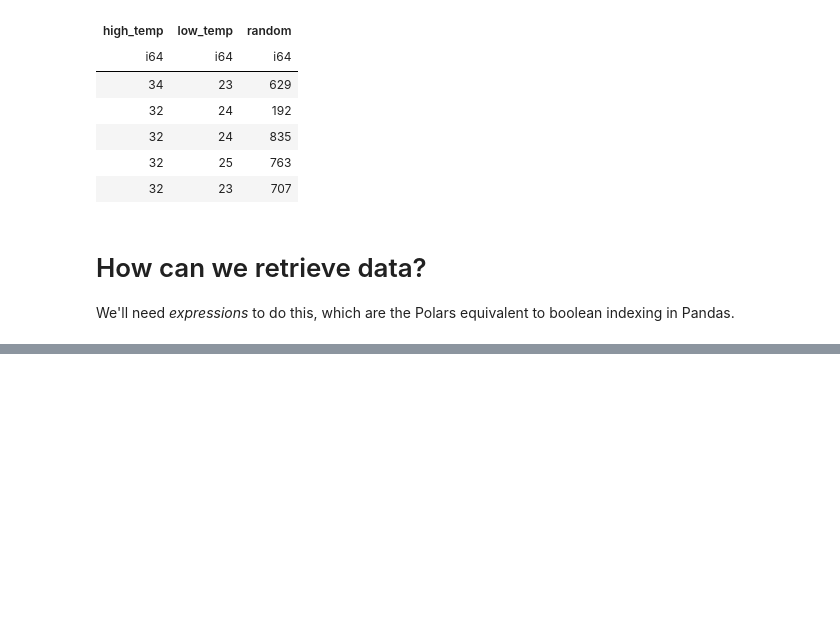
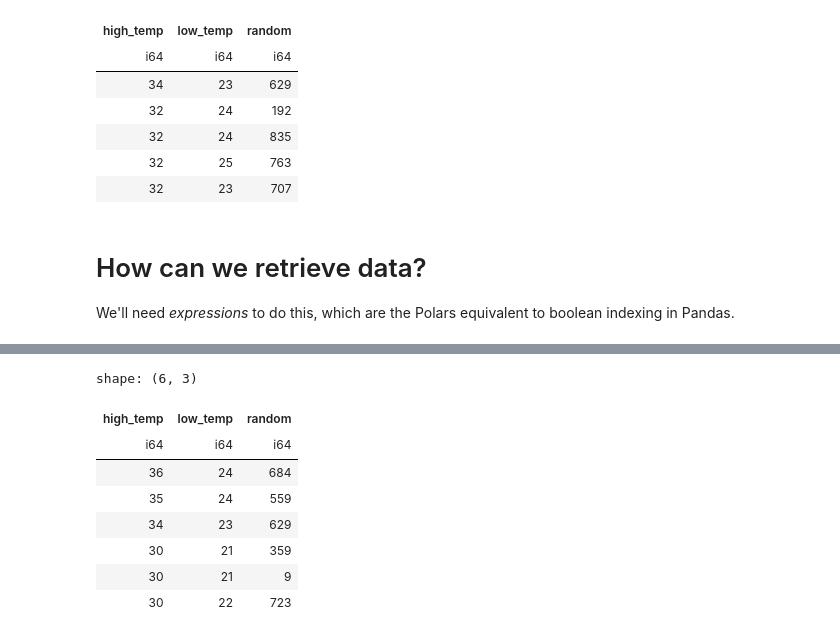
Before and after one commit to opagani/2024-08Aug-25-polars, a Jupyter notebook: LernerPython - 2024-08Aug-25-polars.ipynb, the cells around one changed output, grey strips where cells are left out. Cells and saved outputs as stored; diff of their text form; code cells hidden in the pictures; blank space fills up the shorter version.

```diff
--- a/LernerPython - 2024-08Aug-25-polars.ipynb
+++ b/LernerPython - 2024-08Aug-25-polars.ipynb
@@ -579,0 +594,14 @@ shape: (0, 0)
+# %%
+df.filter(    # this puts us into the context of df
+    pl.col('high_temp') != 32
+)
+# %% [output]
+shape: (6, 3)
+| high_temp | low_temp | random |
+| i64 | i64 | i64 |
+| 36 | 24 | 684 |
+| 35 | 24 | 559 |
+| 34 | 23 | 629 |
+| 30 | 21 | 359 |
+| 30 | 21 | 9 |
+| 30 | 22 | 723 |
```
Also changed, not shown: parts of 3 cells of this notebook.
